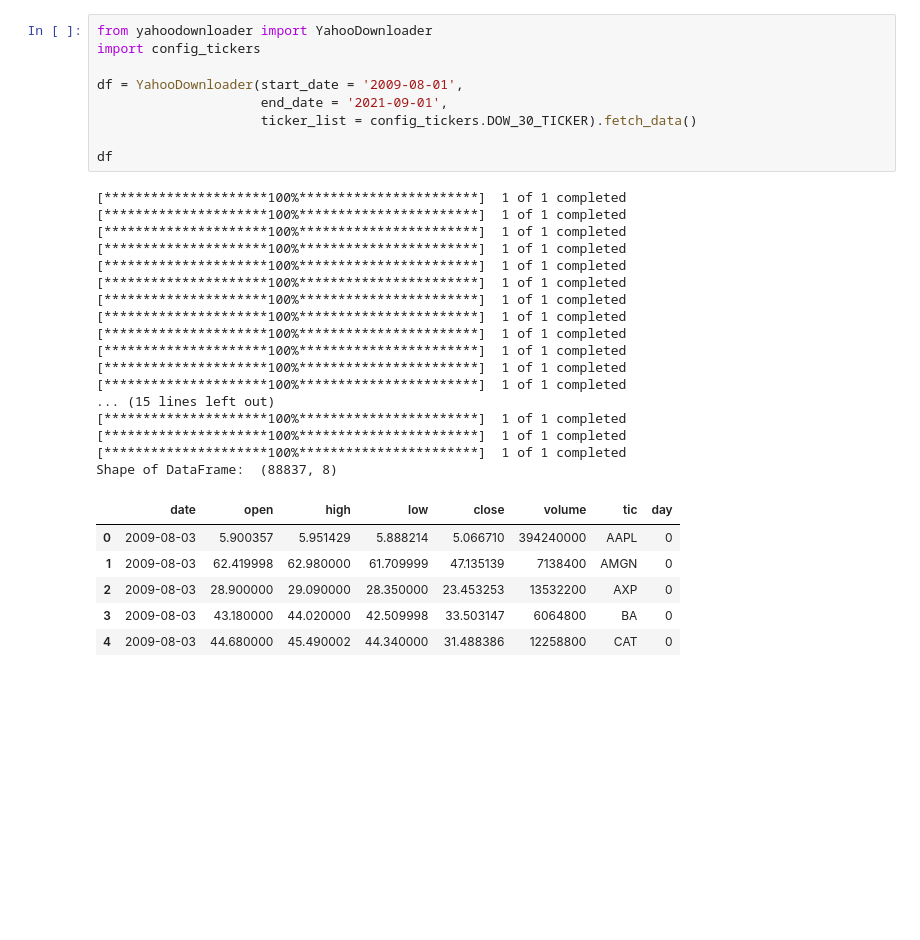
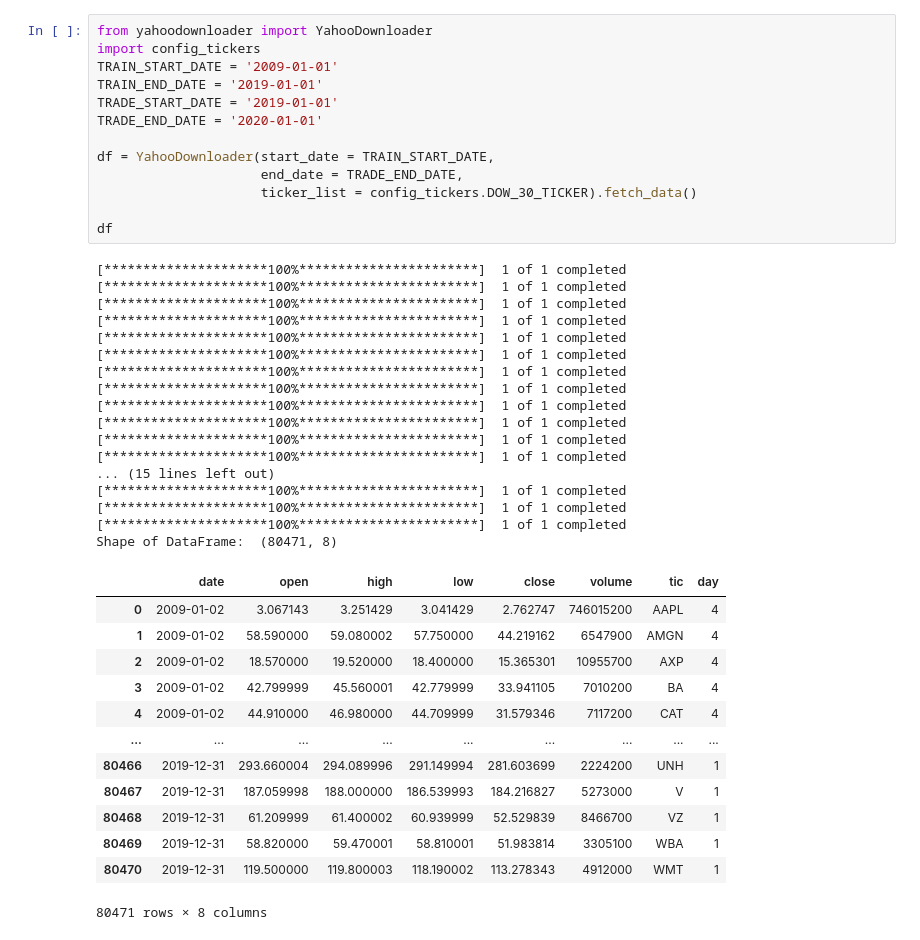
Before and after one commit to CodeArchitecture/Tradeking, a Jupyter notebook: data/data_preprocessor.ipynb, the cells around one changed output. Saved outputs shown, nothing was run; the diff lists cells and outputs as text; blank space fills up the shorter version.

```diff
--- a/data/data_preprocessor.ipynb
+++ b/data/data_preprocessor.ipynb
@@ -6,36 +6,47 @@ c:\Users\ThinkPad\Desktop\code\FinRL_Meta\Fintech\dataset
 # %%
 from yahoodownloader import YahooDownloader
 import config_tickers
+TRAIN_START_DATE = '2009-01-01'
+TRAIN_END_DATE = '2019-01-01'
+TRADE_START_DATE = '2019-01-01'
+TRADE_END_DATE = '2020-01-01'
 
-df = YahooDownloader(start_date = '2009-08-01',
-                     end_date = '2021-09-01',
+df = YahooDownloader(start_date = TRAIN_START_DATE,
+                     end_date = TRADE_END_DATE,
                      ticker_list = config_tickers.DOW_30_TICKER).fetch_data()
 
 df
 # %% [output]
 [*********************100%***********************]  1 of 1 completed
 [*********************100%***********************]  1 of 1 completed
 [*********************100%***********************]  1 of 1 completed
 [*********************100%***********************]  1 of 1 completed
 [*********************100%***********************]  1 of 1 completed
 [*********************100%***********************]  1 of 1 completed
 [*********************100%***********************]  1 of 1 completed
 [*********************100%***********************]  1 of 1 completed
 [*********************100%***********************]  1 of 1 completed
 [*********************100%***********************]  1 of 1 completed
 [*********************100%***********************]  1 of 1 completed
 [*********************100%***********************]  1 of 1 completed
 ... (15 lines left out)
 [*********************100%***********************]  1 of 1 completed
 [*********************100%***********************]  1 of 1 completed
 [*********************100%***********************]  1 of 1 completed
-Shape of DataFrame:  (88837, 8)
+Shape of DataFrame:  (80471, 8)
 |  | date | open | high | low | close | volume | tic | day |
-| 0 | 2009-08-03 | 5.900357 | 5.951429 | 5.888214 | 5.066710 | 394240000 | AAPL | 0 |
-| 1 | 2009-08-03 | 62.419998 | 62.980000 | 61.709999 | 47.135139 | 7138400 | AMGN | 0 |
-| 2 | 2009-08-03 | 28.900000 | 29.090000 | 28.350000 | 23.453253 | 13532200 | AXP | 0 |
-| 3 | 2009-08-03 | 43.180000 | 44.020000 | 42.509998 | 33.503147 | 6064800 | BA | 0 |
-| 4 | 2009-08-03 | 44.680000 | 45.490002 | 44.340000 | 31.488386 | 12258800 | CAT | 0 |
+| 0 | 2009-01-02 | 3.067143 | 3.251429 | 3.041429 | 2.762747 | 746015200 | AAPL | 4 |
+| 1 | 2009-01-02 | 58.590000 | 59.080002 | 57.750000 | 44.219162 | 6547900 | AMGN | 4 |
+| 2 | 2009-01-02 | 18.570000 | 19.520000 | 18.400000 | 15.365301 | 10955700 | AXP | 4 |
+| 3 | 2009-01-02 | 42.799999 | 45.560001 | 42.779999 | 33.941105 | 7010200 | BA | 4 |
+| 4 | 2009-01-02 | 44.910000 | 46.980000 | 44.709999 | 31.579346 | 7117200 | CAT | 4 |
+| ... | ... | ... | ... | ... | ... | ... | ... | ... |
+| 80466 | 2019-12-31 | 293.660004 | 294.089996 | 291.149994 | 281.603699 | 2224200 | UNH | 1 |
+| 80467 | 2019-12-31 | 187.059998 | 188.000000 | 186.539993 | 184.216827 | 5273000 | V | 1 |
+| 80468 | 2019-12-31 | 61.209999 | 61.400002 | 60.939999 | 52.529839 | 8466700 | VZ | 1 |
+| 80469 | 2019-12-31 | 58.820000 | 59.470001 | 58.810001 | 51.983814 | 3305100 | WBA | 1 |
+| 80470 | 2019-12-31 | 119.500000 | 119.800003 | 118.190002 | 113.278343 | 4912000 | WMT | 1 |
+80471 rows × 8 columns
 # %%
 from preprocessor import clean_data
 
```
Also changed, not shown: parts of 4 cells of this notebook, 13 other files.
